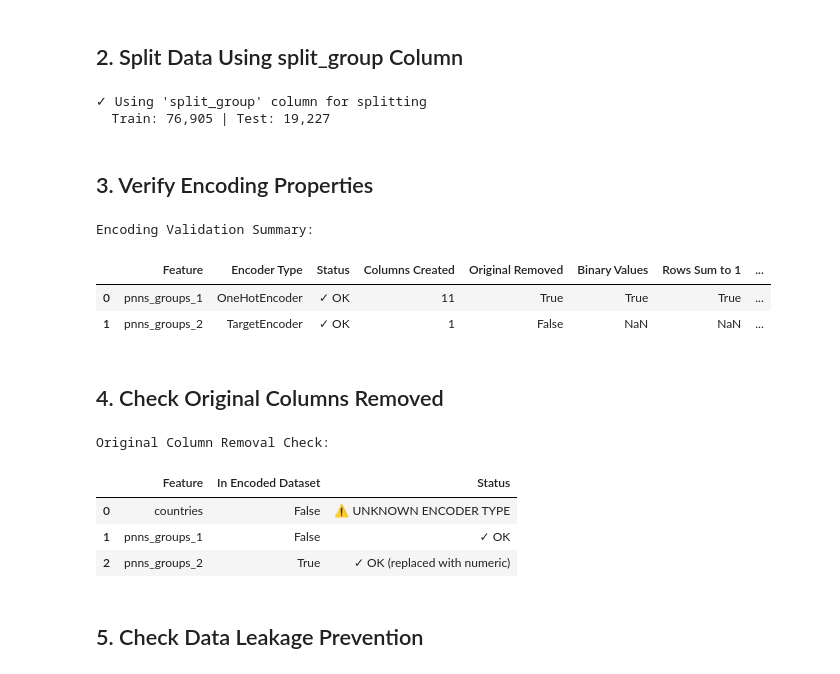
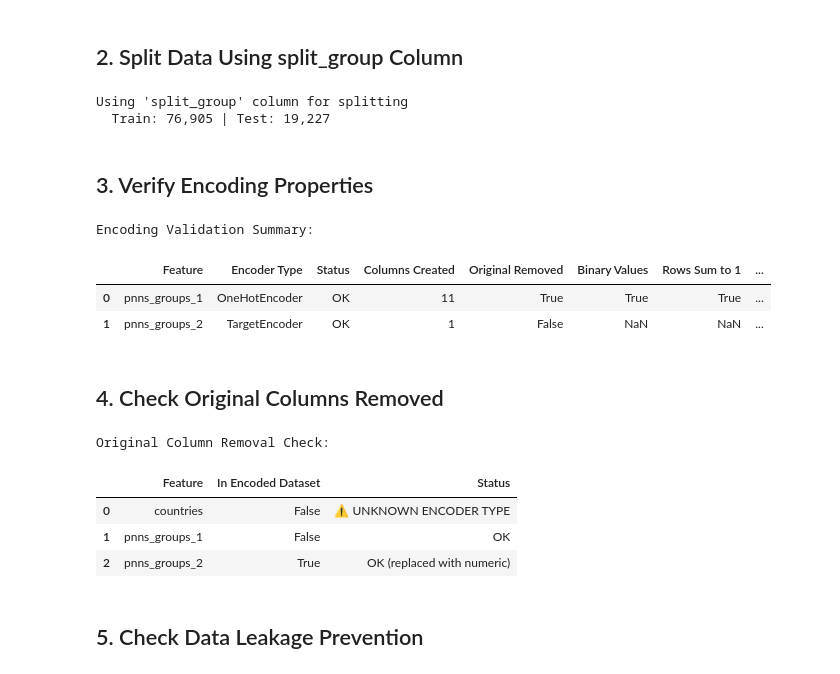
Before and after one commit to djacoo/ml-project-2025, a Jupyter notebook: notebooks/encoding_validation.ipynb, the cells around one changed output. Drawn from its saved outputs; the diff is of its cells as text; code cells hidden in the pictures.

Commit message:
refactor: remove all checkmark characters from codebase to fix Windows console encoding issues

```diff
--- a/notebooks/encoding_validation.ipynb
+++ b/notebooks/encoding_validation.ipynb
@@ -74,7 +74,7 @@ if 'split_group' in df_encoded.columns:
     train_mask = df_encoded['split_group'] == 'train'
     X_train_encoded = df_encoded[train_mask].drop(columns=['split_group'], errors='ignore')
     X_test_encoded = df_encoded[~train_mask].drop(columns=['split_group'], errors='ignore')
-    print(f"✓ Using 'split_group' column for splitting")
+    print(f"Using 'split_group' column for splitting")
     print(f"  Train: {len(X_train_encoded):,} | Test: {len(X_test_encoded):,}")
 else:
     # Fallback: recreate split (not ideal, but works)
@@ -86,7 +86,7 @@ else:
     X_train_encoded, X_test_encoded, _, _ = train_test_split(X, y, test_size=0.2, random_state=42, stratify=y)
     print(f"  Train: {len(X_train_encoded):,} | Test: {len(X_test_encoded):,}")
 # %% [output]
-✓ Using 'split_group' column for splitting
+Using 'split_group' column for splitting
   Train: 76,905 | Test: 19,227
 # %% [markdown]
 ## 3. Verify Encoding Properties
@@ -124,7 +124,7 @@ for feature in CATEGORICAL_FEATURES:
             is_binary = False
             sums_to_one = False
 
-        status = "✓ OK" if (original_removed and is_binary and sums_to_one) else "⚠ ISSUES"
+        status = "OK" if (original_removed and is_binary and sums_to_one) else "⚠ ISSUES"
 
         summary_data.append({
             'Feature': feature,
@@ -140,36 +140,36 @@ for feature in CATEGORICAL_FEATURES:
         # TargetEncoder replaces the original column with numeric values
         column_exists = feature in X_train_encoded.columns
         original_removed = False  # TargetEncoder keeps the same column name
 
         if column_exists:
             # Check that values are numeric and in reasonable range
             values = X_train_encoded[feature]
             is_numeric = pd.api.types.is_numeric_dtype(values)
             in_range = (values.min() >= 0) and (values.max() <= 1)  # TargetEncoder outputs probabilities
         else:
             is_numeric = False
             in_range = False
 
-        status = "✓ OK" if (column_exists and is_numeric and in_range) else "⚠ ISSUES"
+        status = "OK" if (column_exists and is_numeric and in_range) else "⚠ ISSUES"
 
         summary_data.append({
             'Feature': feature,
             'Encoder Type': encoder_type,
             'Status': status,
             'Columns Created': 1,
             'Original Removed': original_removed,
             'Is Numeric': is_numeric,
             'In Range [0,1]': in_range
         })
 
 check_df = pd.DataFrame(summary_data)
 print("Encoding Validation Summary:\n")
 display(check_df)
 # %% [output]
 Encoding Validation Summary:
 |  | Feature | Encoder Type | Status | Columns Created | Original Removed | Binary Values | Rows Sum to 1 | ... |
-| 0 | pnns_groups_1 | OneHotEncoder | ✓ OK | 11 | True | True | True | ... |
-| 1 | pnns_groups_2 | TargetEncoder | ✓ OK | 1 | False | NaN | NaN | ... |
+| 0 | pnns_groups_1 | OneHotEncoder | OK | 11 | True | True | True | ... |
+| 1 | pnns_groups_2 | TargetEncoder | OK | 1 | False | NaN | NaN | ... |
 # %% [markdown]
 ## 4. Check Original Columns Removed
 # %%
@@ -190,12 +190,12 @@ for feature in CATEGORICAL_FEATURES:
 
     if isinstance(encoder_obj, OneHotEncoder):
         # OneHotEncoder should remove original column
-        status = "✓ OK" if not in_dataset else "⚠ ERROR: Original column still present"
+        status = "OK" if not in_dataset else "⚠ ERROR: Original column still present"
     elif isinstance(encoder_obj, TargetEncoder):
         # TargetEncoder replaces original with numeric values
         if in_dataset:
             is_numeric = pd.api.types.is_numeric_dtype(df_encoded[feature])
-            status = "✓ OK (replaced with numeric)" if is_numeric else "⚠ ERROR: Not numeric"
+            status = "OK (replaced with numeric)" if is_numeric else "⚠ ERROR: Not numeric"
         else:
             status = "⚠ ERROR: Column missing"
     else:
@@ -213,8 +213,8 @@ display(pd.DataFrame(removal_check))
 Original Column Removal Check:
 |  | Feature | In Encoded Dataset | Status |
 | 0 | countries | False | ⚠ UNKNOWN ENCODER TYPE |
-| 1 | pnns_groups_1 | False | ✓ OK |
-| 2 | pnns_groups_2 | True | ✓ OK (replaced with numeric) |
+| 1 | pnns_groups_1 | False | OK |
+| 2 | pnns_groups_2 | True | OK (replaced with numeric) |
 # %% [markdown]
 ## 5. Check Data Leakage Prevention
 # %%
```
Also changed, not shown: parts of 1 cell of this notebook, 17 other files.
